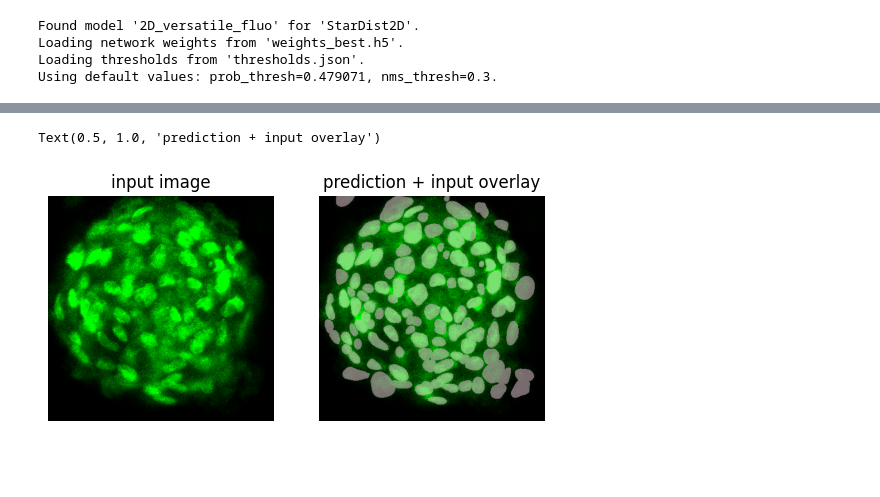
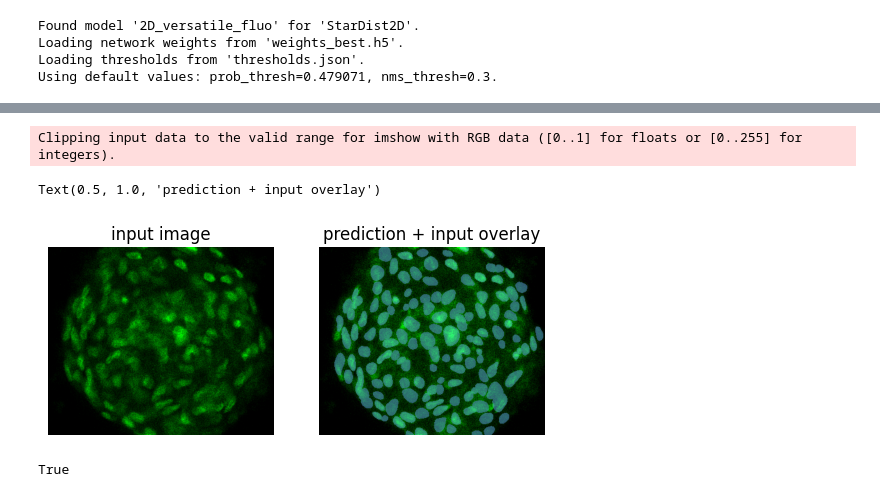
Before and after one commit to arteys/PhD-scripts, a Jupyter notebook: Spheroids_stardist.ipynb, the cells around one changed output, grey strips where cells are left out. Saved outputs shown, nothing was run; the diff lists cells and outputs as text; code cells hidden in the pictures; blank space fills up the shorter version.

```diff
--- a/Spheroids_stardist.ipynb
+++ b/Spheroids_stardist.ipynb
@@ -15,7 +15,7 @@ Loading network weights from 'weights_best.h5'.
 Loading thresholds from 'thresholds.json'.
 Using default values: prob_thresh=0.479071, nms_thresh=0.3.
 # %%
-path = "C:/Users/Modern/Desktop/Science stuff from the USB/21-12-2022 Spheroids/48H Glycerol/Image/10.tif"
+path = "C:/Users/Modern/Desktop/Science stuff from the USB/21-12-2022 Spheroids/48H Glycerol/Image/16.tif"
 mylist = []
 loaded,layers = cv2.imreadmulti(mats = mylist, filename = path, flags = cv2.IMREAD_ANYCOLOR )
 z,x,y,c = np.shape(layers)
@@ -54,14 +50,17 @@ for l in layers:
 # %%
 
+mid_z = round(z/2)
+
 plt.subplot(1,2,1)
-plt.imshow(layers[50], cmap="gray")
+plt.imshow(layers[mid_z], cmap="gray")
 plt.axis("off")
 plt.title("input image")
 
 plt.subplot(1,2,2)
-plt.imshow(render_label(labels[50], layers[50]))
+plt.imshow(render_label(labels[mid_z], layers[mid_z]))
 plt.axis("off")
 plt.title("prediction + input overlay")
 # %% [output]
-Text(0.5, 1.0, 'prediction + input overlay')
+Clipping input data to the valid range for imshow with RGB data ([0..1] for floats or [0..255] for integers).
+Text(0.5, 1.0, 'prediction + input overlay')
-[figure, old version]
+[figure, new version]
@@ -67,0 +75,6 @@ Text(0.5, 1.0, 'prediction + input overlay')
+# %%
+save_path = "C:/Users/Modern/Desktop/Science stuff from the USB/21-12-2022 Spheroids/48H Glycerol/Image/16_labels.tiff"
+
+cv2.imwritemulti(save_path,labels)
+# %% [output]
+True
```
Also changed, not shown: parts of 3 cells of this notebook, 3 other files.
